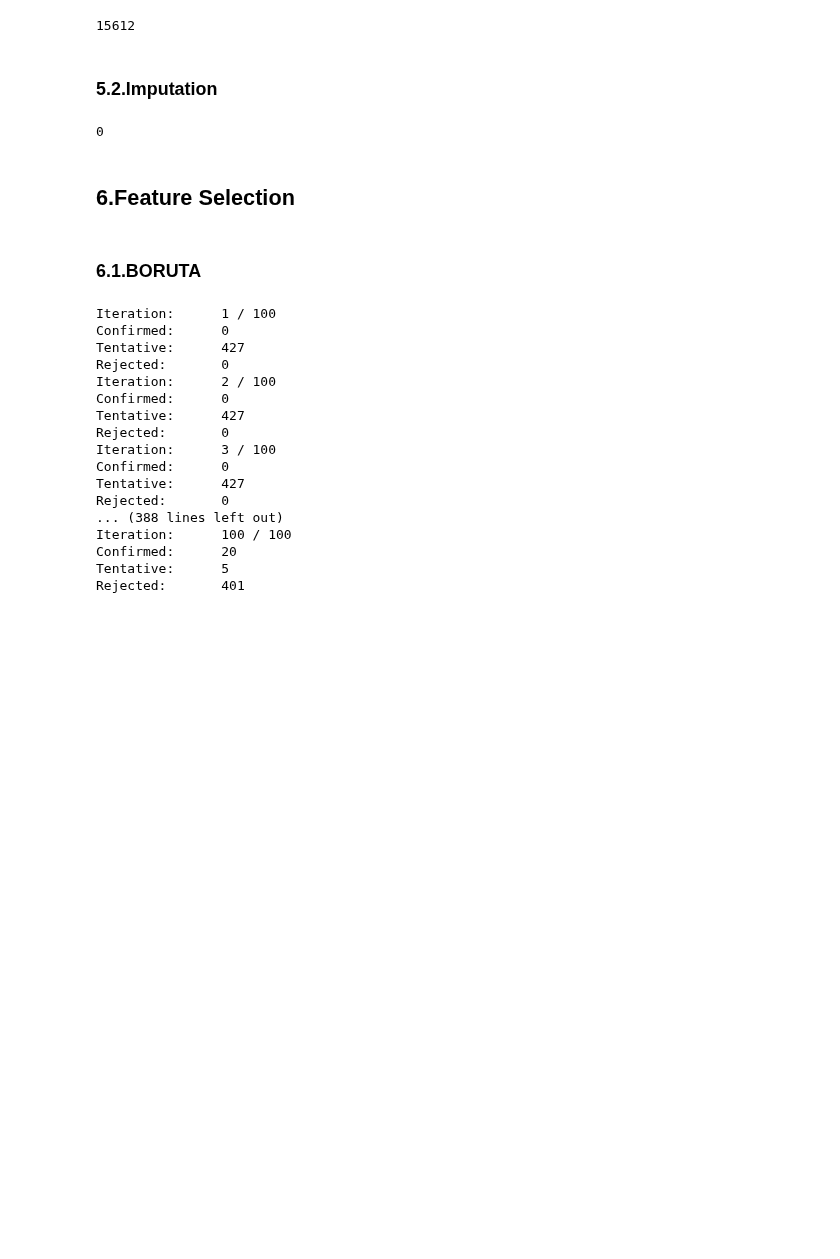
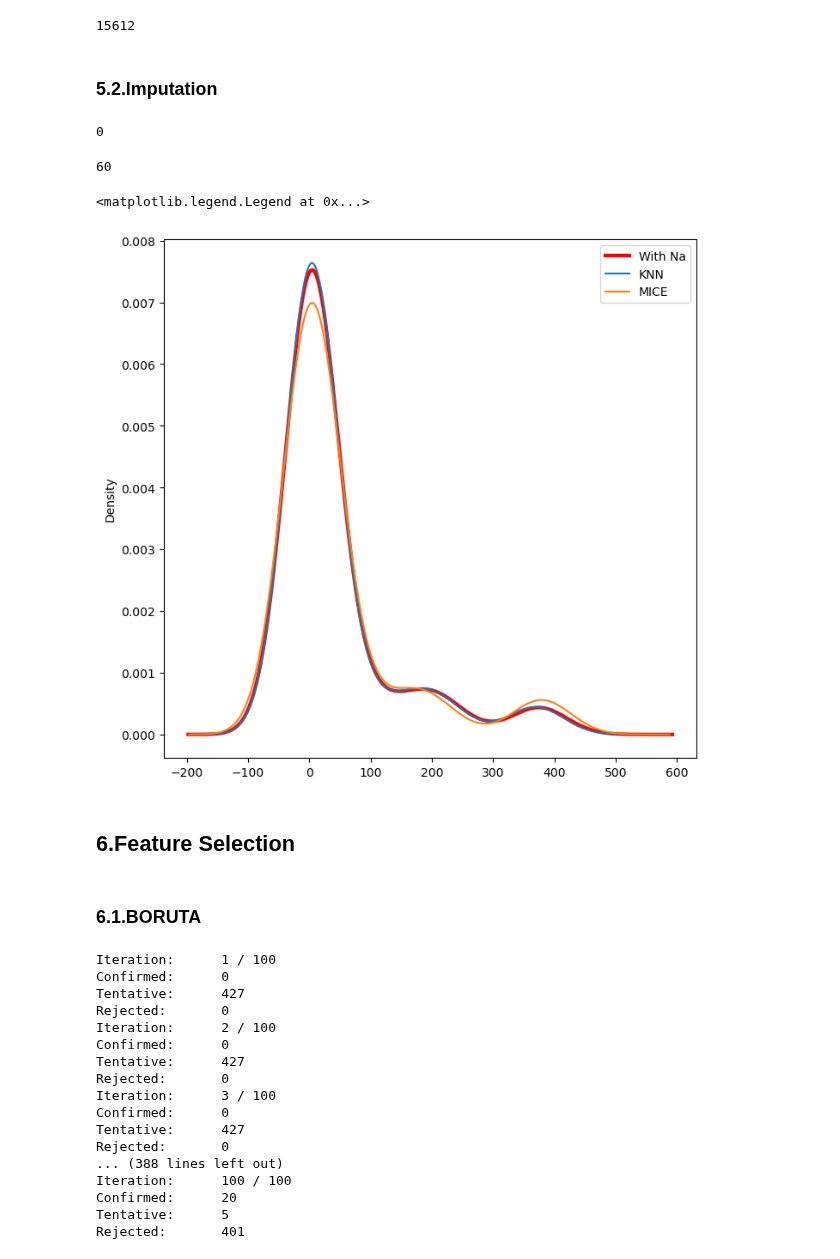
Before and after one commit to Landschy/datamining-htw, a Jupyter notebook: scripts/Presentation2.ipynb, the cells around one changed output. Cells and saved outputs as stored; diff of their text form; code cells hidden in the pictures; blank space fills up the shorter version.

```diff
--- a/scripts/Presentation2.ipynb
+++ b/scripts/Presentation2.ipynb
@@ -344,13 +352,43 @@ x_train.isna().sum().sum()
 # %%
 # MICE
-imp = IterativeImputer(max_iter=5, random_state=0)
+imputer = IterativeImputer(max_iter=5, random_state=0)
 x_train_no_na = x_train.copy(deep=True)
-x_train_no_na.iloc[:,:] = imp.fit_transform(x_train)
+x_train_no_na.iloc[:,:] = imputer.fit_transform(x_train)
+x_train_no_na_mice = x_train_no_na.iloc[:,:]
 # %%
 # Number of na values after Imputation
 x_train_no_na.isna().sum().sum()
 # %% [output]
 0
+# %%
+# plot the std of the features with more than 3% of missing values before and after imputation with knn and mice
+feature_missing_sum = pd.DataFrame((x_train.isna()).sum())
+percentage_missing_filter = 3/100
+feature_filter = feature_missing_sum[feature_missing_sum[0]>=(len(x_train.loc[:,])*percentage_missing_filter)].index
+
+print(len(feature_filter))
+
+summary_with_na = x_train[feature_filter].describe(include='all')
+feature_std_with_na = pd.DataFrame(summary_with_na.loc['std',:])
+feature_std_sort_with_na = feature_std_with_na.sort_values(by=['std'])
+
+summary_knn = x_train_no_na_knn[feature_filter].describe(include='all')
+feature_std_knn = pd.DataFrame(summary_knn.loc['std',:])
+feature_std_sort_knn = feature_std_knn.sort_values(by=['std'])
+
+summary_mice = x_train_no_na_mice[feature_filter].describe(include='all')
+feature_std_mice = pd.DataFrame(summary_mice.loc['std',:])
+feature_std_sort_mice = feature_std_mice.sort_values(by=['std'])
+
+feature_std_sort_with_na.iloc[:,0].plot(kind='kde',c='red',linewidth=3)
+feature_std_sort_knn.iloc[:,0].plot(kind='kde')
+feature_std_sort_mice.iloc[:,0].plot(kind='kde')
+labels = ['With Na', 'KNN','MICE']
+plt.legend(labels)
+# %% [output]
+60
+<matplotlib.legend.Legend at 0x...>
+[figure, added]
 # %% [markdown]
 ## 6.Feature Selection
 # %% [markdown]
```
Also changed, not shown: parts of 18 cells of this notebook.
